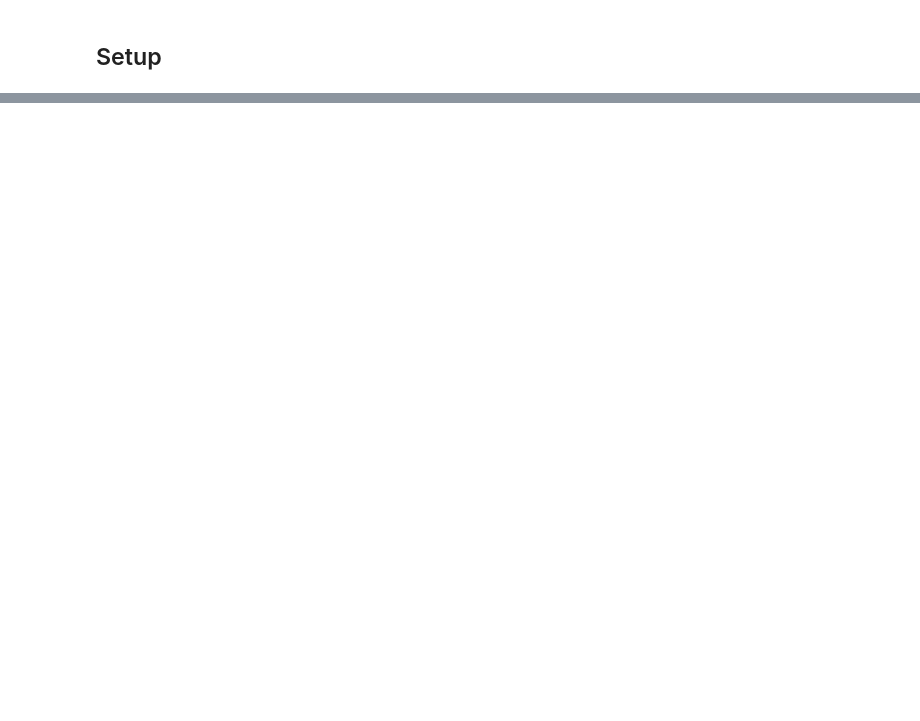
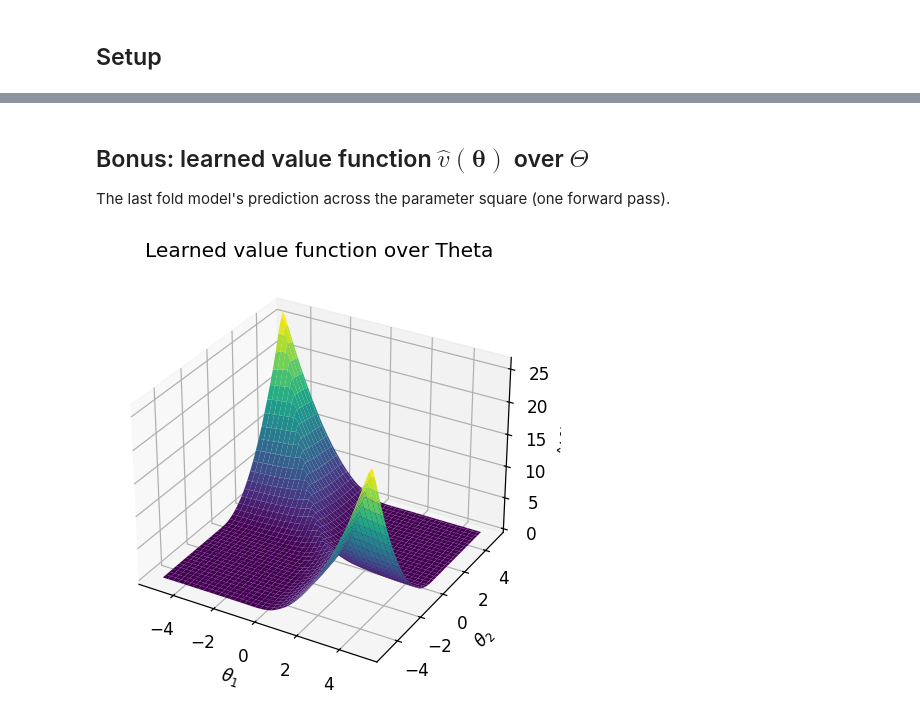
Before and after one commit to Charles-Gulian/nn-4-opt-cert, a Jupyter notebook: notebooks/qcqp_example_pipeline.ipynb, the cells around one changed output, grey strips where cells are left out. Drawn from its saved outputs; the diff is of its cells as text; code cells hidden in the pictures; blank space fills up the shorter version.

```diff
--- a/notebooks/qcqp_example_pipeline.ipynb
+++ b/notebooks/qcqp_example_pipeline.ipynb
@@ -294,0 +165,13 @@ False negative rate: 0.0000
+# %% [markdown]
+## Bonus: learned value function $\hat v(\bm\theta)$ over $\Theta$
+The last fold model's prediction across the parameter square (one forward pass).
+# %%
+a = np.linspace(*BOUNDS, 80); A,B = np.meshgrid(a,a)
+grid = np.stack([A.ravel(), B.ravel()], 1)
+Vhat = predict_denorm(last_model, grid, scalers).reshape(A.shape)
+fig = plt.figure(figsize=(6,5)); ax = fig.add_subplot(111, projection='3d')
+ax.plot_surface(A, B, Vhat, cmap='viridis')
+ax.set_xlabel(r'$\theta_1$'); ax.set_ylabel(r'$\theta_2$'); ax.set_zlabel(r'$\hat v(\theta)$')
+ax.set_title('Learned value function over Theta'); plt.show()
+# %% [output]
+[figure, added]
```
Also changed, not shown: parts of 38 cells of this notebook, 27 other files.
